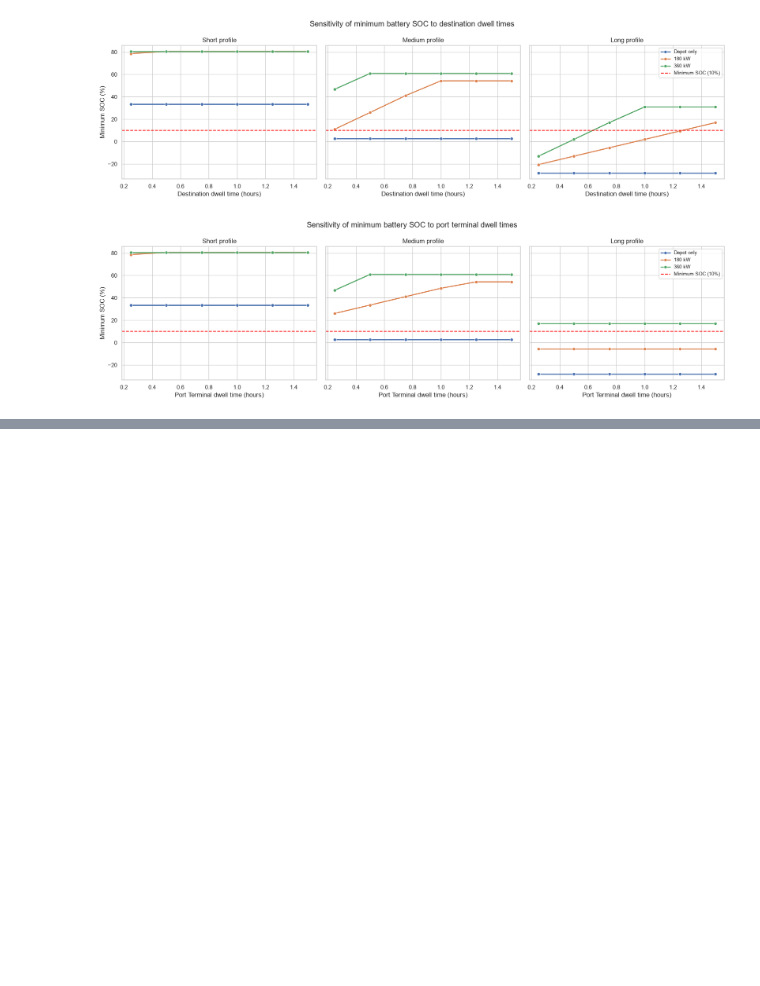
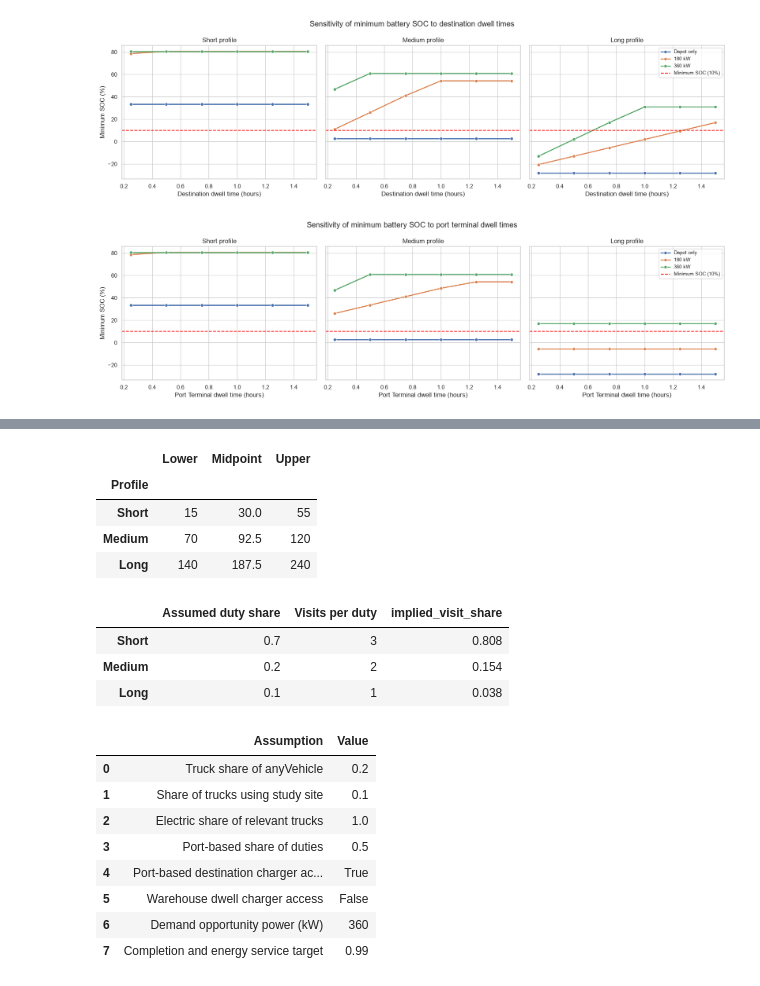
Before and after one commit to sandrazhu21/-TIL6022-TIL-Python-Programming-Group-21, a Jupyter notebook: Final_code.ipynb, the cells around one changed output, grey strips where cells are left out. Saved outputs shown, nothing was run; the diff lists cells and outputs as text; code cells hidden in the pictures; blank space fills up the shorter version.

```diff
--- a/Final_code.ipynb
+++ b/Final_code.ipynb
@@ -875,0 +1101,73 @@ for parameter in dwell_features:
+# %%
+from pathlib import Path
+
+data_folder = Path("Data final")
+if not data_folder.is_dir():
+    data_folder = Path("Project") / "Data final"
+if not data_folder.is_dir():
+    raise FileNotFoundError("Run from Project or its parent containing Project/dexter_data.")
+
+DUTY_MIX = {"Short": 0.70, "Medium": 0.20, "Long": 0.10}
+TRUCK_SHARE = 0.20
+SITE_USE_SHARE = 0.10
+ELECTRIC_SHARE = 1.00
+PORT_BASE_SHARE = 0.50
+OFF_PORT_ACCESS = {"Port": True, "Warehouse": False}
+DEMAND_POWER_KW = 360
+RANDOM_SEED = 2026
+
+INBOUND_SENSOR = "RWS01_MONIBAS_0151hrl0248ra"   # Provisional direction mapping.
+OUTBOUND_SENSOR = "RWS01_MONIBAS_0151hrr0249ra"
+DIRECTION_MAP = {INBOUND_SENSOR: "inbound", OUTBOUND_SENSOR: "outbound"}
+MIN_VALID_MINUTES = 55
+SERVICE_TARGET = 0.99       # Both completed requests and delivered energy.
+MAX_POINTS = 40             # Report "not found" if target is not reached.
+
+DISTANCE_SCENARIOS = {
+    "Lower": {"Short": 15, "Medium": 70, "Long": 140},
+    "Midpoint": {"Short": 30, "Medium": 92.5, "Long": 187.5},
+    "Upper": {"Short": 55, "Medium": 120, "Long": 240},
+}
+START_SCENARIOS = {
+    "Daytime sample": {5: 1, 9: 1, 13: 1, 17: 1},
+    "Broad 24h": {hour: (4 if 5 <= hour <= 17 else 1) for hour in range(24)},
+    "Flat 24h": {hour: 1 for hour in range(24)},
+}
+assert np.isclose(sum(DUTY_MIX.values()), 1)
+display(pd.DataFrame(DISTANCE_SCENARIOS).rename_axis("Profile"))
+display(pd.DataFrame({
+    "Assumed duty share": pd.Series(DUTY_MIX),
+    "Visits per duty": pd.Series({p.name: p.round_trips for p in profiles}),
+}).assign(
+    implied_visit_share=lambda table:
+    table["Assumed duty share"] * table["Visits per duty"]
+    / (table["Assumed duty share"] * table["Visits per duty"]).sum()
+))
+display(pd.DataFrame({
+    "Assumption": ["Truck share of anyVehicle", "Share of trucks using study site",
+                   "Electric share of relevant trucks", "Port-based share of duties",
+                   "Port-based destination charger access", "Warehouse dwell charger access",
+                   "Demand opportunity power (kW)", "Completion and energy service target"],
+    "Value": [TRUCK_SHARE, SITE_USE_SHARE, ELECTRIC_SHARE, PORT_BASE_SHARE,
+              OFF_PORT_ACCESS["Port"], OFF_PORT_ACCESS["Warehouse"],
+              DEMAND_POWER_KW, SERVICE_TARGET],
+}))
+# %% [output]
+|  | Lower | Midpoint | Upper |
+| Profile |  |  |  |
+| Short | 15 | 30.0 | 55 |
+| Medium | 70 | 92.5 | 120 |
+| Long | 140 | 187.5 | 240 |
+|  | Assumed duty share | Visits per duty | implied_visit_share |
+| Short | 0.7 | 3 | 0.808 |
+| Medium | 0.2 | 2 | 0.154 |
+| Long | 0.1 | 1 | 0.038 |
+|  | Assumption | Value |
+| 0 | Truck share of anyVehicle | 0.2 |
+| 1 | Share of trucks using study site | 0.1 |
+| 2 | Electric share of relevant trucks | 1.0 |
+| 3 | Port-based share of duties | 0.5 |
+| 4 | Port-based destination charger ac... | True |
+| 5 | Warehouse dwell charger access | False |
+| 6 | Demand opportunity power (kW) | 360 |
+| 7 | Completion and energy service target | 0.99 |
```
Also changed, not shown: parts of 17 cells of this notebook.
